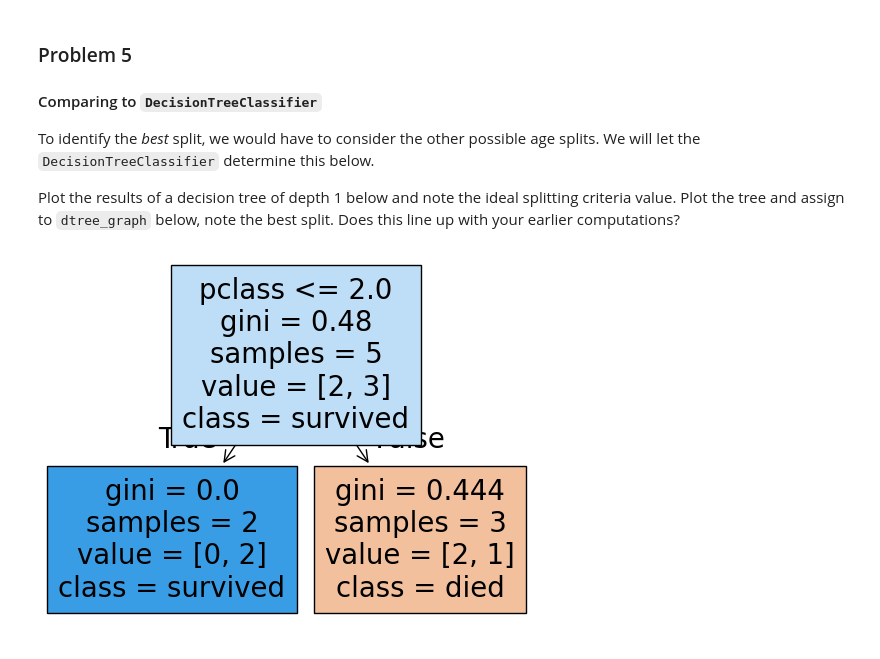
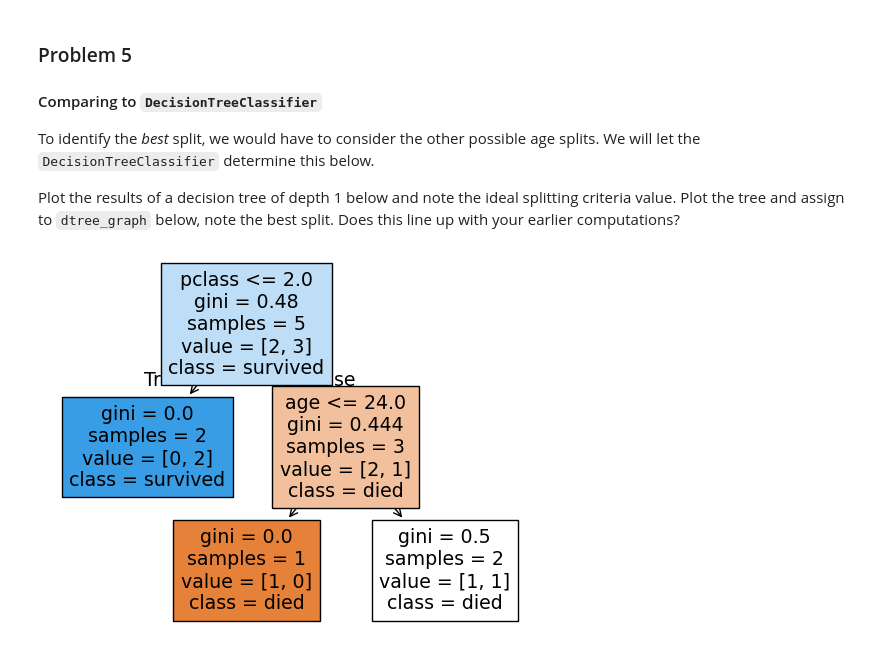
Before and after one commit to revathys/AIMLLearn, a Jupyter notebook: colab_activity14_2.ipynb, the cells around one changed output. Cells and saved outputs as stored; diff of their text form; code cells hidden in the pictures.

```diff
--- a/colab_activity14_2.ipynb
+++ b/colab_activity14_2.ipynb
@@ -167,11 +167,11 @@ To identify the *best* split, we would have to consider the other possible age s
 Plot the results of a decision tree of depth 1 below and note the ideal splitting criteria value. Plot the tree and assign to `dtree_graph` below, note the best split.  Does this line up with your earlier computations?
 # %%
 
-dtree = DecisionTreeClassifier(max_depth=1).fit(titanic[['age', 'pclass']], titanic['survived'])
+dtree = DecisionTreeClassifier(max_depth=2).fit(titanic[['age', 'pclass']], titanic['survived'])
 dtree_graph = plot_tree(dtree, feature_names=['age', 'pclass'], class_names=['died', 'survived'], filled=True)
 
 
 # Answer check
 dtree_graph;
 # %% [output]
-[figure, old version]
+[figure, new version]
```
